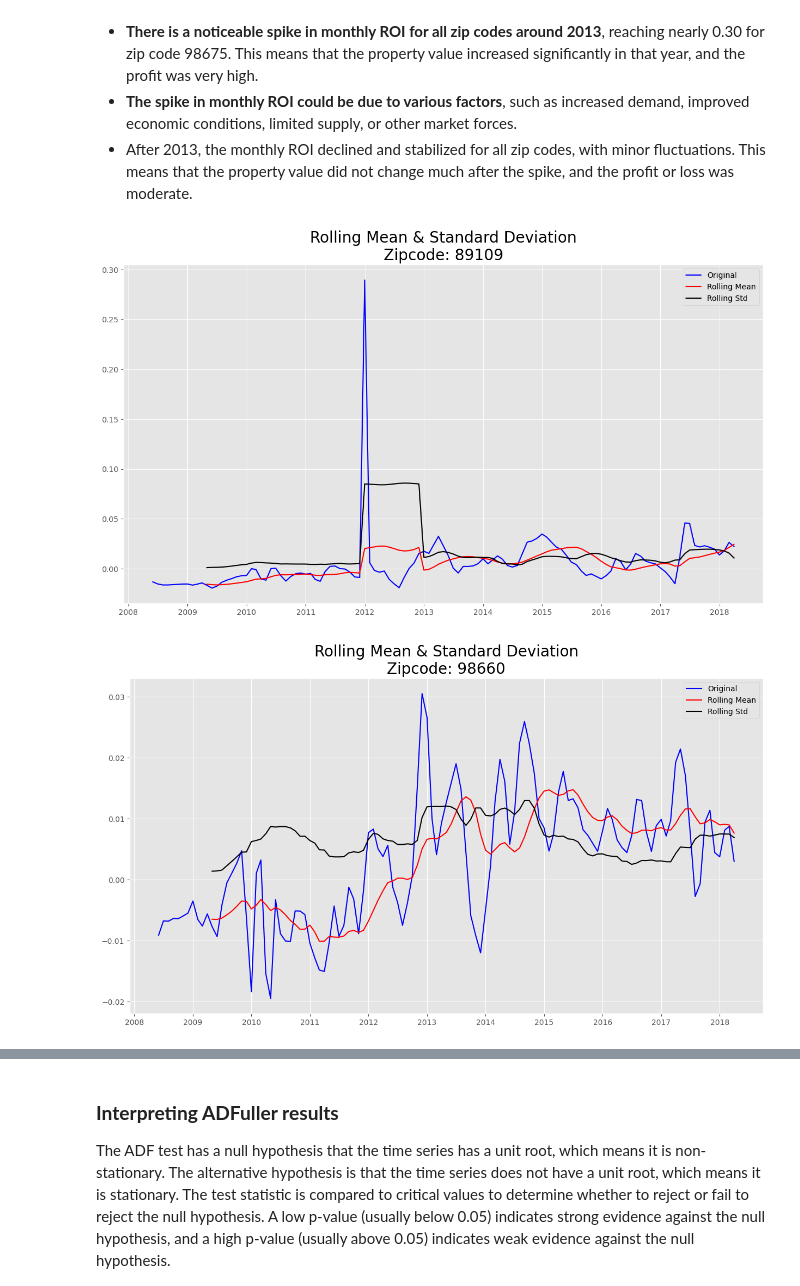
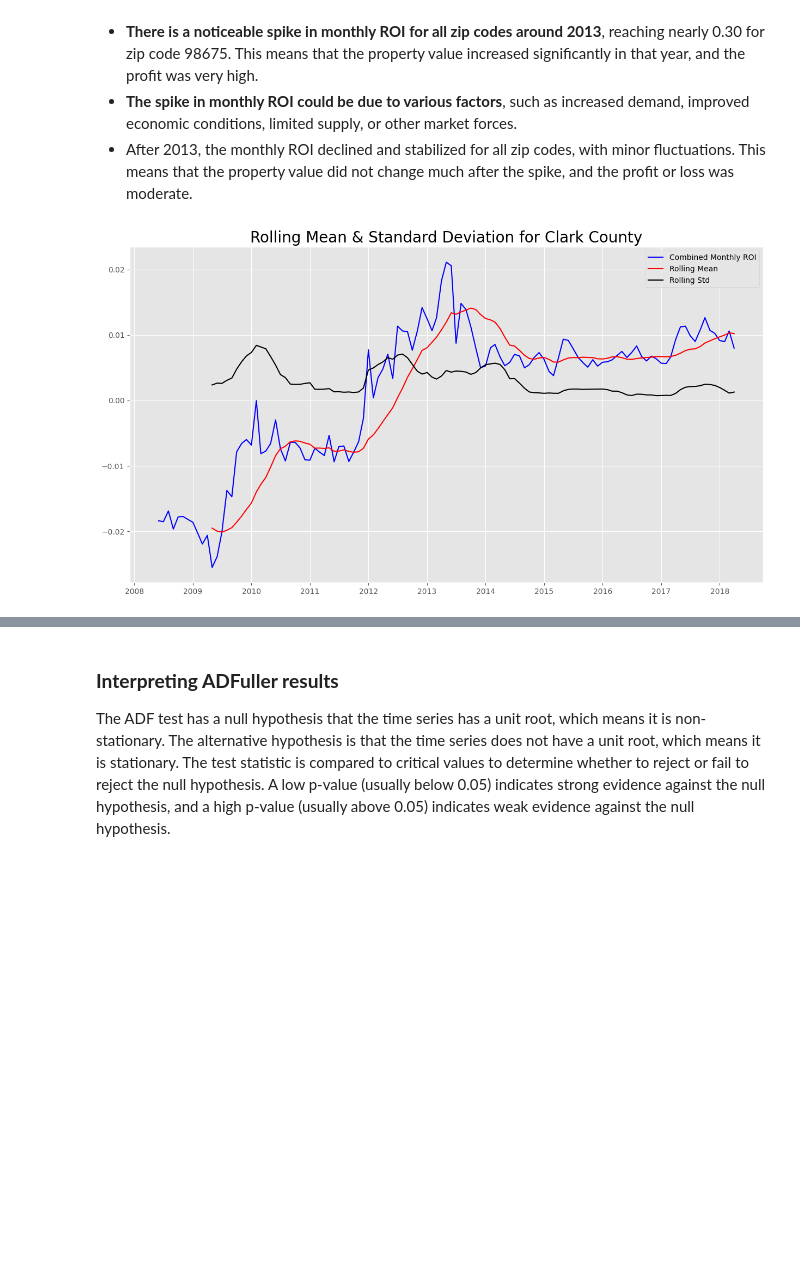
Before and after one commit to MWENDA1999/Predictive-Modeling-Time-Series-Forecasting-G9DSF-FT06-P4, a Jupyter notebook: notebook.ipynb, the cells around one changed output, grey strips where cells are left out. Saved outputs shown, nothing was run; the diff lists cells and outputs as text; code cells hidden in the pictures; blank space fills up the shorter version.

```diff
--- a/notebook.ipynb
+++ b/notebook.ipynb
@@ -644,38 +641,39 @@ The results show the monthly ROI for the top 5 zip codes in Clark County from 20
 - **The spike in monthly ROI could be due to various factors**, such as increased demand, improved economic conditions, limited supply, or other market forces.
 - After 2013, the monthly ROI declined and stabilized for all zip codes, with minor fluctuations. This means that the property value did not change much after the spike, and the profit or loss was moderate.
 # %%
-
-
 class ROICalculator:
     def __init__(self, df, zipcode):
         self.df = df[df['Zipcode'] == zipcode].copy()
 
     def calculate_monthly_roi(self):
         self.df['MonthlyROI'] = self.df['Price'].pct_change()
         return self.df
 
-def plot_rolling_stats(df, window=12):
-    rolling_mean = df['MonthlyROI'].rolling(window=window, center=False).mean()
-    rolling_std = df['MonthlyROI'].rolling(window=window, center=False).std()
+def plot_combined_rolling_stats(df, window=12):
+    combined_roi = df['MonthlyROI'].groupby(df.index).mean()
+    rolling_mean = combined_roi.rolling(window=window, center=False).mean()
+    rolling_std = combined_roi.rolling(window=window, center=False).std()
 
     plt.figure(figsize=(15, 8))
-    plt.plot(df['MonthlyROI'], color="blue", label="Original")
+    plt.plot(combined_roi, color="blue", label="Combined Monthly ROI")
     plt.plot(rolling_mean, color="red", label="Rolling Mean")
     plt.plot(rolling_std, color="black", label="Rolling Std")
     plt.legend(loc="best")
-    plt.title(f'Rolling Mean & Standard Deviation\nZipcode: {df["Zipcode"].iloc[0]}', fontsize=20)
+    plt.title(f'Rolling Mean & Standard Deviation for Clark County', fontsize=20)
     plt.show()
 
-def analyze_zipcodes(df, zipcodes):
+def analyze_combined_zipcodes(df, zipcodes):
+    clark_county_df = pd.DataFrame()
     for zipcode in zipcodes:
         roi_calculator = ROICalculator(df, zipcode)
         zipcode_df = roi_calculator.calculate_monthly_roi()
-        plot_rolling_stats(zipcode_df)
+        clark_county_df = pd.concat([clark_county_df, zipcode_df])
+
+    plot_combined_rolling_stats(clark_county_df)
 
 # Example usage
 processed_data = processed_data
-top_zipcodes = [89109, 98660, 47106, 98663, 98675]
-analyze_zipcodes(processed_data, top_zipcodes)
+all_clark_zipcodes = processed_data[processed_data['CountyName'] == 'Clark']['Zipcode'].unique()
+analyze_combined_zipcodes(processed_data, all_clark_zipcodes)
 # %% [output]
-[figure, old version]
+[figure, new version]
-[figure, removed]
```
Also changed, not shown: parts of 10 cells of this notebook.
